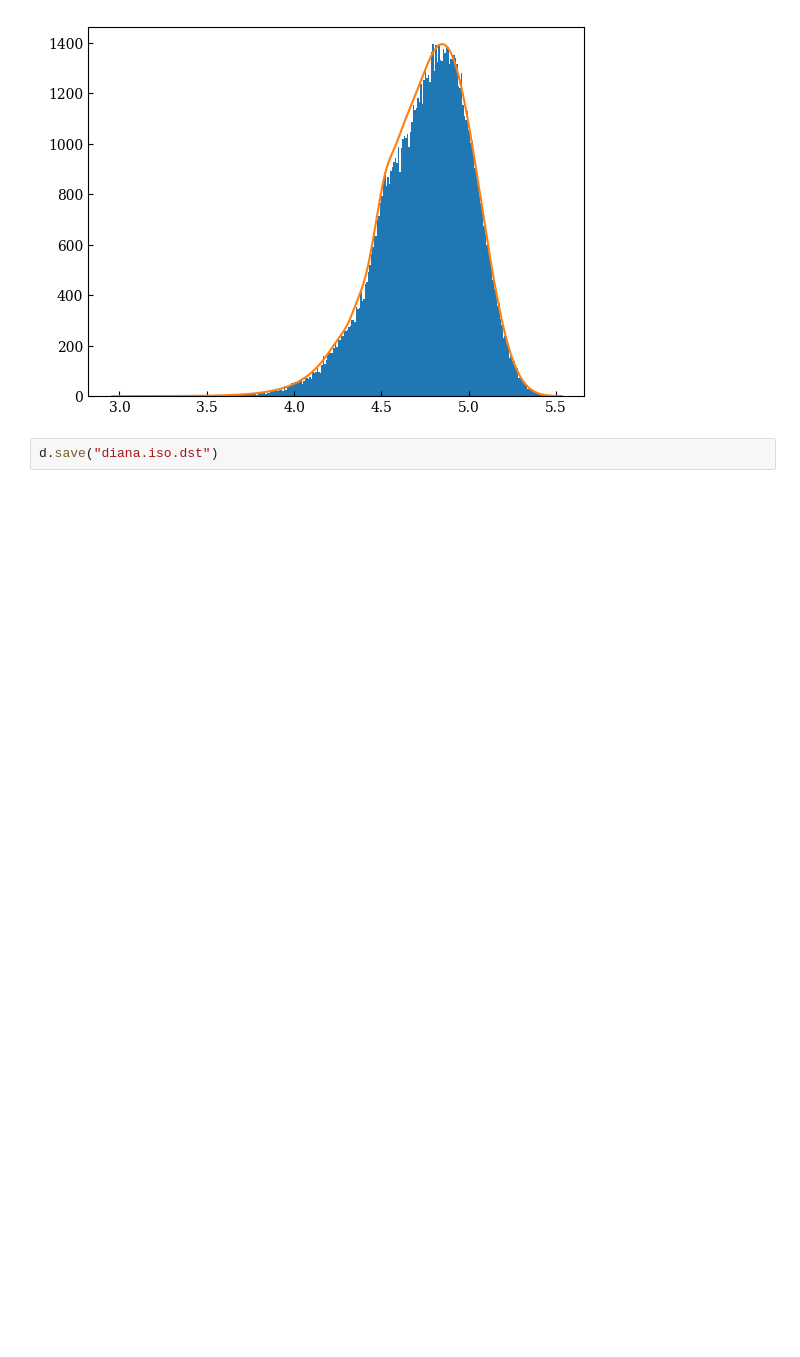
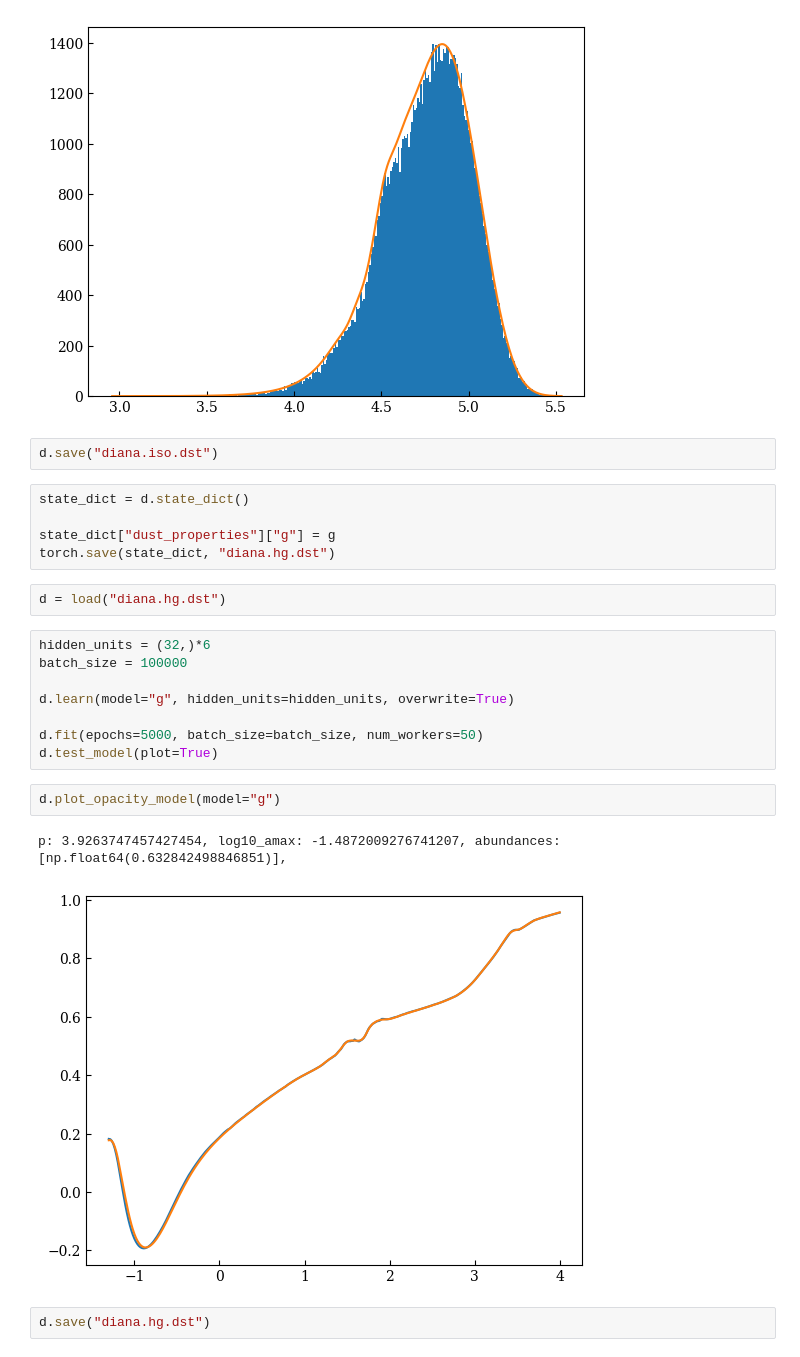
Before and after one commit to psheehan/pinball-rt, a Jupyter notebook: examples/dust-demo-diana.ipynb, the cells around one changed output. Saved outputs shown, nothing was run; the diff lists cells and outputs as text; blank space fills up the shorter version.

Commit message:
Expand dust-demo-diana notebook to show how to turn iso into hg and gen dust.

```diff
--- a/examples/dust-demo-diana.ipynb
+++ b/examples/dust-demo-diana.ipynb
@@ -171,3 +117,25 @@ p: 4.398709161558942, amax: 0.031783722019888265, T: 877.9492371803229, abundanc
 [figure]
 # %%
 d.save("diana.iso.dst")
+# %%
+state_dict = d.state_dict()
+
+state_dict["dust_properties"]["g"] = g
+torch.save(state_dict, "diana.hg.dst")
+# %%
+d = load("diana.hg.dst")
+# %%
+hidden_units = (32,)*6
+batch_size = 100000
+
+d.learn(model="g", hidden_units=hidden_units, overwrite=True)
+
+d.fit(epochs=5000, batch_size=batch_size, num_workers=50)
+d.test_model(plot=True)
+# %%
+d.plot_opacity_model(model="g")
+# %% [output]
+p: 3.9263747457427454, log10_amax: -1.4872009276741207, abundances: [np.float64(0.632842498846851)],
+[figure, added]
+# %%
+d.save("diana.hg.dst")
```
Also changed, not shown: parts of 6 cells of this notebook.
